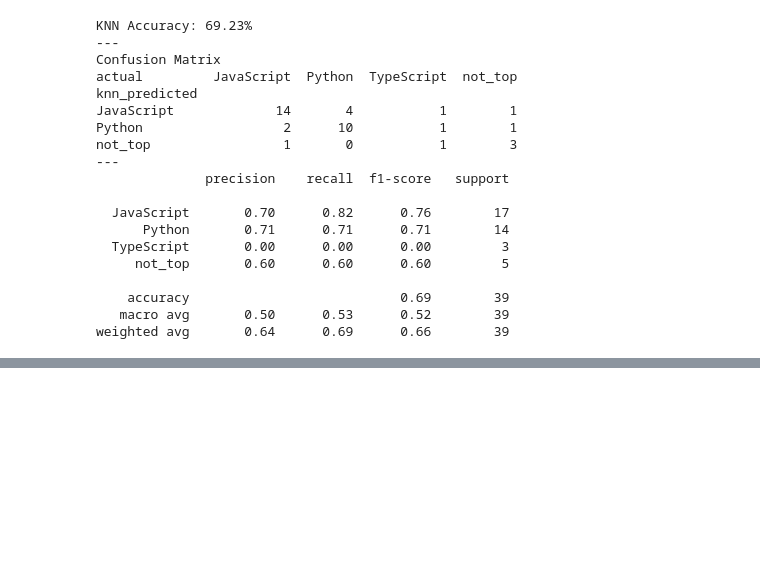
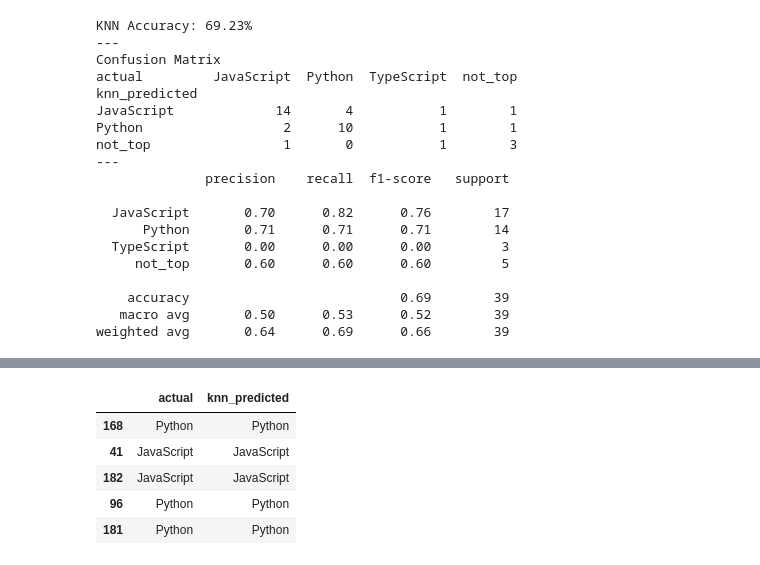
Before and after one commit to bert-jason-ray/nlp-group-project, a Jupyter notebook: modeling.ipynb, the cells around one changed output, grey strips where cells are left out. Drawn from its saved outputs; the diff is of its cells as text; code cells hidden in the pictures; blank space fills up the shorter version.

```diff
--- a/modeling.ipynb
+++ b/modeling.ipynb
@@ -301,7 +301,7 @@ not_top                 1       0           1        3
 weighted avg       0.64      0.69      0.66        39
 # %%
 # Assign the predicitons to the results df
-test['lm_predicted'] = lm.predict(X_test)
-test['dtc_predicted'] = dtc.predict(X_test)
-test['rf_predicted'] = rf.predict(X_test)
+#test['lm_predicted'] = lm.predict(X_test)
+#test['dtc_predicted'] = dtc.predict(X_test)
+#test['rf_predicted'] = rf.predict(X_test)
 test['knn_predicted'] = knn.predict(X_test)
@@ -617,0 +573,9 @@ test
+# %%
+test.head()
+# %% [output]
+|  | actual | knn_predicted |
+| 168 | Python | Python |
+| 41 | JavaScript | JavaScript |
+| 182 | JavaScript | JavaScript |
+| 96 | Python | Python |
+| 181 | Python | Python |
```
Also changed, not shown: parts of 26 cells of this notebook.
